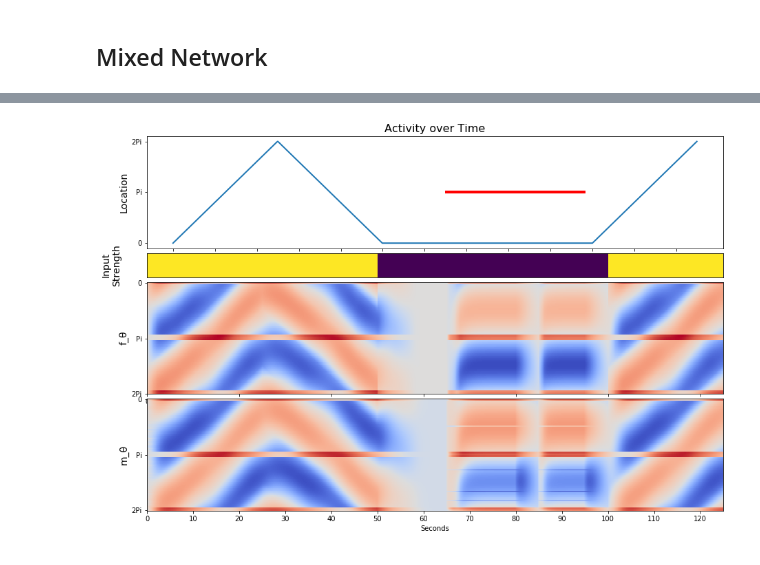
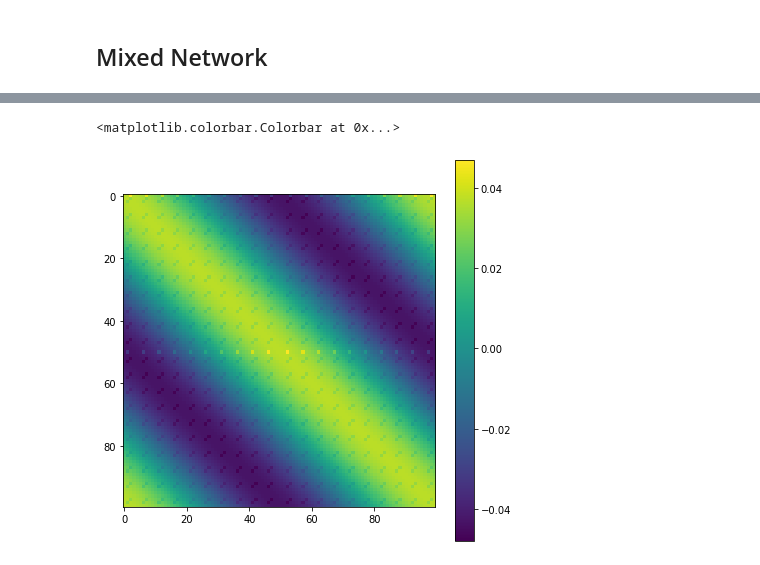
Before and after one commit to chingf/hf-memory-model, a Jupyter notebook: 01-17-run-network.ipynb, the cells around one changed output, grey strips where cells are left out. Cells and saved outputs as stored; diff of their text form; code cells hidden in the pictures.

```diff
--- a/01-17-run-network.ipynb
+++ b/01-17-run-network.ipynb
@@ -46,31 +50,0 @@ plotmaker.plot_main(
-# %%
-#### N = 100
-N = 100
-N_c = 2
-C = 1
-N_cr = 70
-J_cr = 0.06
-K_inhib = 0.1
-target_indices = np.array([N//2, 0])
-network = MixedNetwork(N, N_c, C, K_inhib, N_cr, J_cr, target_indices)
-num_steps = 1250
-input = np.concatenate([
-    np.linspace(0, 2*pi, num_steps//5),
-    np.linspace(2*pi, 0, num_steps//5),
-    np.linspace(0, 0, num_steps//5),
-    np.linspace(0, 0, num_steps//5),
-    np.linspace(0, 2*pi, num_steps//5)
-    ])
-alphas = np.ones(input.size)*0.6
-input_c = np.zeros((input.size, N_c))
-alphas[500:1000,] = 0
-input_c = np.zeros(input.size)
-input_c[650:800] = 1
-input_c[850:950] = 1
-m, f, dmdt = network.simulate(input, input_c, alphas)
-# %%
-plotmaker.plot_main(
-    input, alphas, f, input_c, target_indices/N, m
-    )
-# %% [output]
-[figure, removed]
@@ -82,0 +51,7 @@ network.ring_indices[1]
+# %%
+plt.figure(figsize=(7,7))
+plt.imshow(network.J)
+plt.colorbar()
+# %% [output]
+<matplotlib.colorbar.Colorbar at 0x...>
+[figure, added]
```
Also changed, not shown: parts of 11 cells of this notebook, 3 other files.
